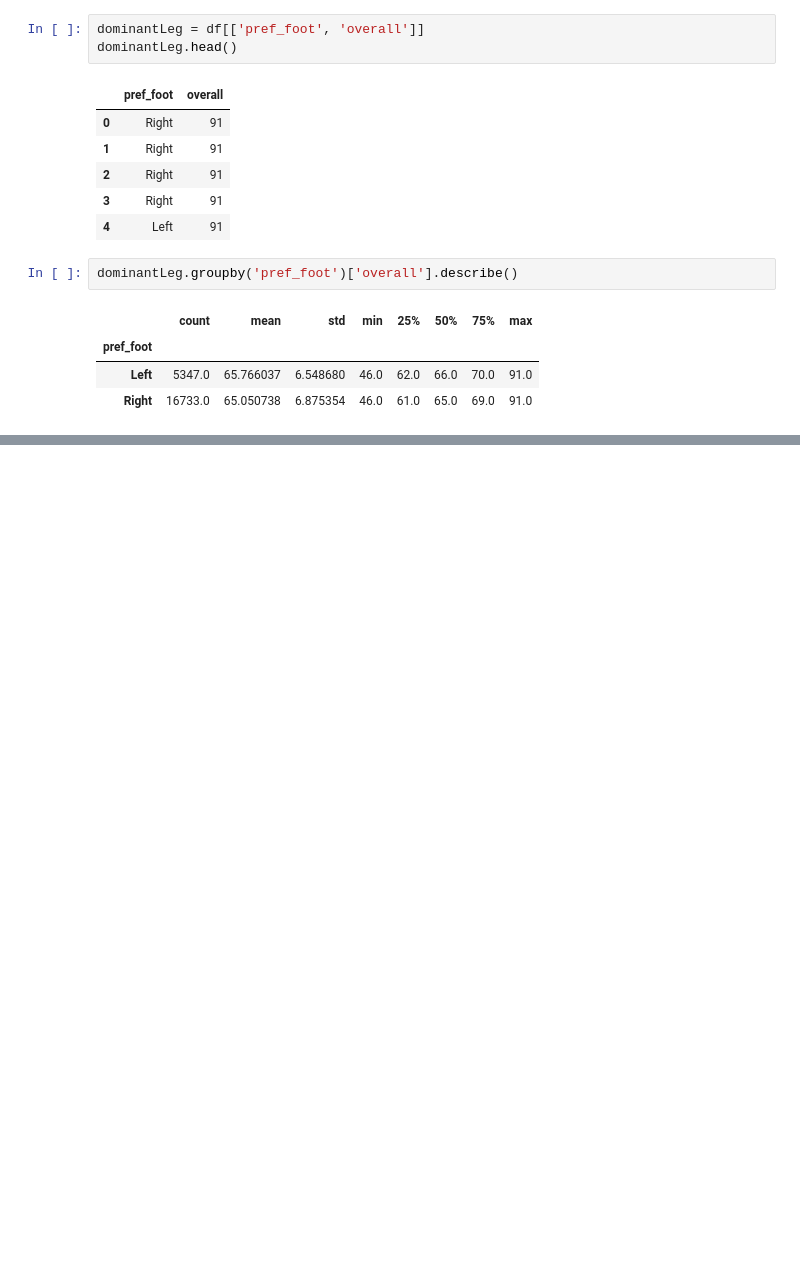
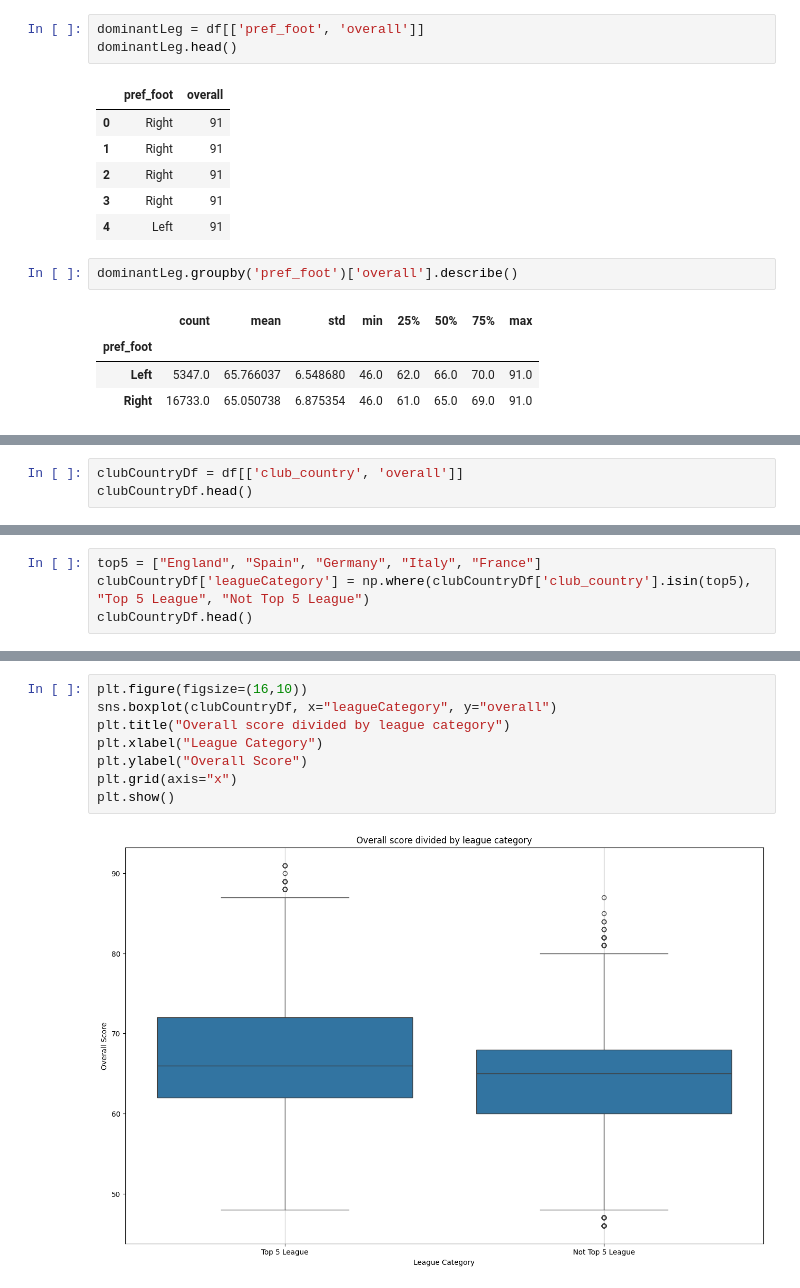
Before and after one commit to SimonGarcia01/ai-course, a Jupyter notebook: Soccer Analysis Workshop 1/SoccerWorkshop.ipynb, the cells around one changed output, grey strips where cells are left out. Drawn from its saved outputs; the diff is of its cells as text; blank space fills up the shorter version.

```diff
--- a/Soccer Analysis Workshop 1/SoccerWorkshop.ipynb
+++ b/Soccer Analysis Workshop 1/SoccerWorkshop.ipynb
@@ -210,0 +211,3 @@ plt.show()
+# %%
+clubCountryDf = df[['club_country', 'overall']]
+clubCountryDf.head()
@@ -210,0 +221,4 @@ plt.show()
+# %%
+top5 = ["England", "Spain", "Germany", "Italy", "France"]
+clubCountryDf['leagueCategory'] = np.where(clubCountryDf['club_country'].isin(top5), "Top 5 League", "Not Top 5 League")
+clubCountryDf.head()
@@ -210,0 +245,10 @@ plt.show()
+# %%
+plt.figure(figsize=(16,10))
+sns.boxplot(clubCountryDf, x="leagueCategory", y="overall")
+plt.title("Overall score divided by league category")
+plt.xlabel("League Category")
+plt.ylabel("Overall Score")
+plt.grid(axis="x")
+plt.show()
+# %% [output]
+[figure, added]
```
Also changed, not shown: parts of 10 cells of this notebook.
